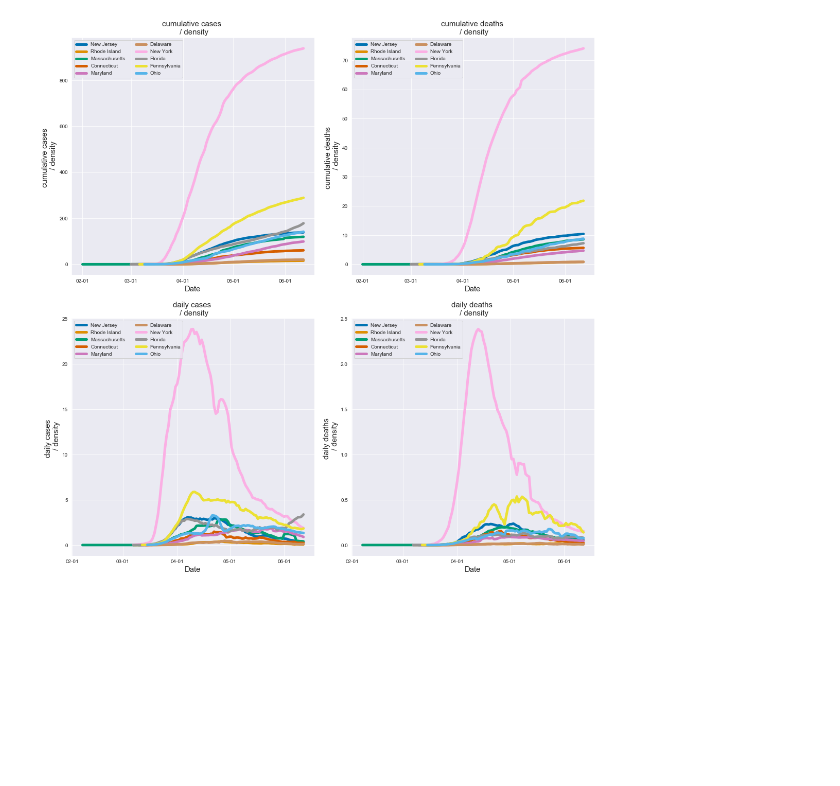
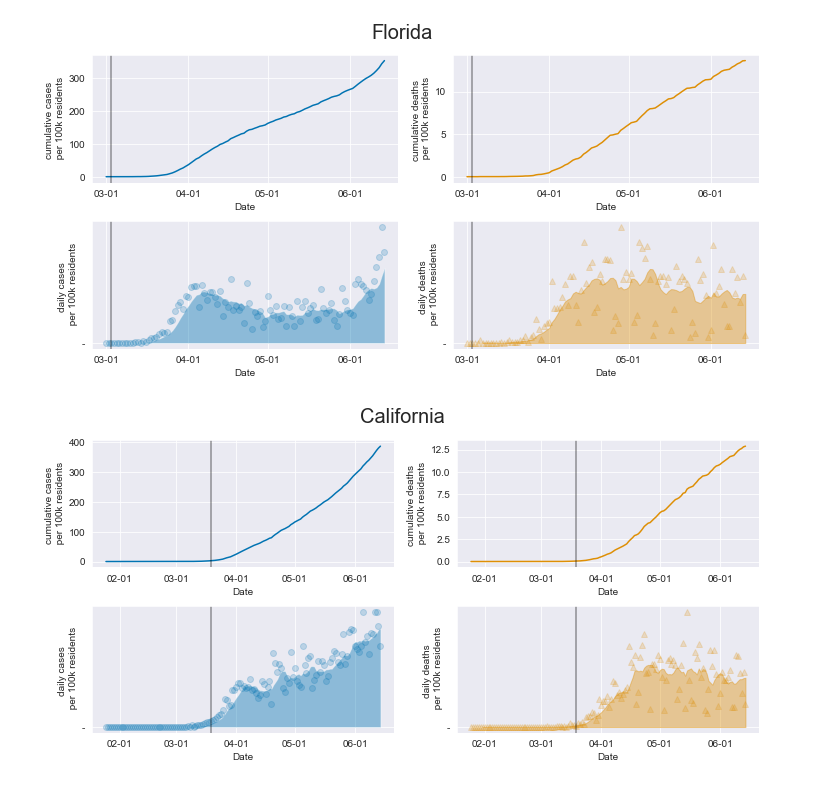
Before and after one commit to NikhilTilak/COVID19, a Jupyter notebook: Notebooks/covid19_visualizer.ipynb, the cells around one changed output. Saved outputs shown, nothing was run; the diff lists cells and outputs as text; code cells hidden in the pictures; blank space fills up the shorter version.

Commit message:
- improved heatmaps - small changes in plot appearence

```diff
--- a/Notebooks/covid19_visualizer.ipynb
+++ b/Notebooks/covid19_visualizer.ipynb
@@ -26,7 +33,7 @@ def plot_states(states: list, together=False, norm = 'none'):
     df_states = pd.read_csv(url)
     df_states['date'] = pd.to_datetime(df_states['date'])
 
-    info = pd.read_csv("states_info.csv",
+    info = pd.read_csv(f"{DATA_DIR}/states_info.csv",
                        usecols = ['ST', 'NAME', 'LD', 'Population','density','Governor', 'Party affiliation'],
                        index_col=['NAME'])
 
@@ -45,30 +52,31 @@ def plot_states(states: list, together=False, norm = 'none'):
             formatter = mdates.DateFormatter("%m-%d")
             locator = mdates.MonthLocator()
 
-            ax1.plot(df_copy['date'],df_copy['cases']*1e5/pop,'o-')
+            ax1.plot(df_copy['date'],df_copy['cases']*1e5/pop,'-')
             ax1.set_ylabel('cumulative cases \n per 100k residents')
 
 
-            ax2.plot(df_copy['date'],df_copy['deaths']*1e5/pop,'^-')
+            ax2.plot(df_copy['date'],df_copy['deaths']*1e5/pop,'-', color = 'C1')
             ax2.set_ylabel('cumulative deaths \n per 100k residents')
 
 
-            ax3.plot(df_copy['date'],df_copy['new_cases']*1e5/pop,'o-')
-            ax3.plot(df_copy['date'], df_copy['new_cases'].rolling(7, win_type='gaussian').mean(std=3)*1e5/pop, 'k-')
+            ax3.plot(df_copy['date'],df_copy['new_cases']*1e5/pop,'o',alpha=0.2)
+            ax3.fill_between(df_copy['date'],
+                     df_copy['new_cases'].rolling(7, win_type='gaussian').mean(std=3)*1e5/pop,
+                     '-', alpha=0.4)
             ax3.set_ylabel('daily cases \n per 100k residents')
 
-            ax4.plot(df_copy['date'],df_copy['new_deaths']*1e5/pop,'^-')
-            ax4.plot(df_copy['date'], df_copy['new_deaths'].rolling(7, win_type='gaussian').mean(std=3)*1e5/pop, 'k-')
+            ax4.plot(df_copy['date'],df_copy['new_deaths']*1e5/pop,'^', alpha=0.2, color = 'C1')
+            ax4.fill_between(df_copy['date'],
+                     df_copy['new_deaths'].rolling(7, win_type='gaussian').mean(std=3)*1e5/pop,
+                     '-', alpha=0.4, color = 'C1')
             ax4.set_ylabel('daily deaths \n per 100k residents')
 
             for ax in [ax1,ax2,ax3,ax4]:
                 ax.set_xlabel('Date')
                 ax.xaxis.set_major_formatter(formatter)
                 ax.xaxis.set_major_locator(locator)
-                ax.axvline(info.loc[state, 'LD'], color='k', alpha=0.2)
-
-            #plt.savefig('/Users/NikhilStuff/Desktop/COVID19/figs/'+state+'.png',dpi =300)
-
+                ax.axvline(info.loc[state, 'LD'], color='k', alpha=0.4)
             plt.show()
     else:
 
@@ -123,8 +131,12 @@ def plot_states(states: list, together=False, norm = 'none'):
             ax.xaxis.set_major_locator(locator)
             ax.legend(ncol=2, fontsize='medium')
 # %%
-# plot_states(['Florida', 'California'], together=True)
-plot_states(info['density'].sort_values(ascending=False)[:10].index.values, together=True, norm='density')
+info = pd.read_csv(f"{DATA_DIR}/states_info.csv",
+                       usecols = ['ST', 'NAME', 'LD', 'Population','density','Governor', 'Party affiliation'],
+                       index_col=['NAME'])
+plot_states(['Florida', 'California'], together=False)
+# plot_states(info['density'].sort_values(ascending=False)[:2].index.values, together=False, norm='pop')
 # %% [output]
-[figure, old version]
+[figure, new version]
+[figure, added]
 # %%
```
Also changed, not shown: parts of 6 cells of this notebook, 15 other files.
